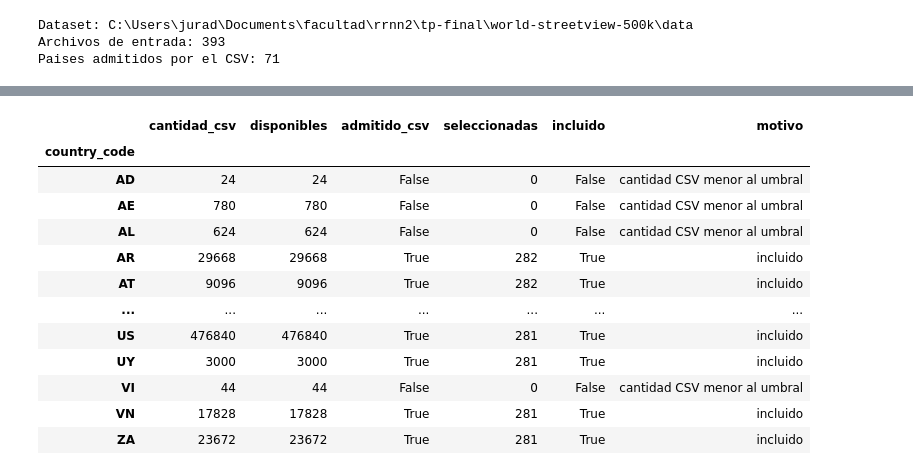
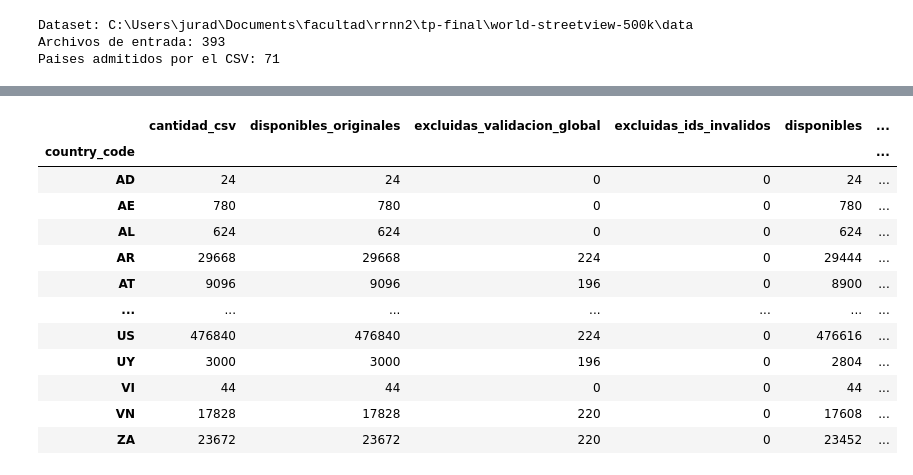
Before and after one commit to gggelme/geo-project, a Jupyter notebook: src/notebooks/preprocessing/create_samples.ipynb, the cells around one changed output, grey strips where cells are left out. Saved outputs shown, nothing was run; the diff lists cells and outputs as text; code cells hidden in the pictures.

Commit message:
generate train sample, using global validation sample

```diff
--- a/src/notebooks/preprocessing/create_samples.ipynb
+++ b/src/notebooks/preprocessing/create_samples.ipynb
@@ -11,6 +29,7 @@ Se conservan todas las columnas, incluidas las imagenes, sin decodificarlas. El
 # %%
 from pathlib import Path
 import json
+import hashlib
 import os
 
 import numpy as np
@@ -21,11 +40,11 @@ from IPython.display import display
 from tqdm.auto import tqdm
 
 # Parámetros editables.
-TAMANO_MUESTRA = 20_000
+TAMANO_MUESTRA = 50_000  # Cantidad de imágenes de train, sin la reserva global.
 MIN_FILAS_PAIS = 1000  # Umbral sobre cantidad en el CSV, no sobre la muestra.
 CSV_CONTEOS = "src/notebooks/preprocessing/assets/countries_count.csv"
 BALANCEADO = True  # True: cupos iguales (+/- 1); False: proporcionales.
-FRACCION_VALIDACION = 0.20  # Entre 0 y 1, aplicada a la muestra completa.
+VALIDACION_GLOBAL = "datasets/samples/data/validation.parquet"
 SEMILLA = 42
 PATRON_ARCHIVOS = "**/train-*.parquet"  # Solo train; usar "**/*.parquet" para todos los splits.
 CARPETA_SALIDA = "datasets/samples"  # Relativa a la raíz del proyecto, o absoluta.
@@ -124,33 +181,36 @@ Se usa un indice global de filas sobre los archivos ordenados. Solo se mantiene
 # %%
 partes = []
-partes_panoid = []
 inventario = []
 esquema = None
-for archivo in tqdm(archivos, desc="Leyendo países"):
+for archivo in tqdm(archivos, desc="Leyendo países e identificadores"):
     with pq.ParquetFile(archivo) as parquet:
-        if not {"country_code", "panoid"}.issubset(parquet.schema_arrow.names):
-            raise ValueError(f"Falta country_code o panoid en {archivo}")
+        if not {"country_code", "image_id", "panoid"}.issubset(parquet.schema_arrow.names):
+            raise ValueError(f"Falta country_code, image_id o panoid en {archivo}")
         if esquema is None:
             esquema = parquet.schema_arrow
         elif not esquema.equals(parquet.schema_arrow, check_metadata=True):
             raise ValueError(f"El esquema difiere del primer archivo: {archivo}")
-        metadatos = parquet.read(columns=["country_code", "panoid"])
-        partes.append(metadatos.column("country_code").to_pandas())
-        partes_panoid.append(metadatos.column("panoid").to_pandas())
+        partes.append(parquet.read(columns=["country_code", "image_id", "panoid"]).to_pandas())
         inventario.append({
-            "archivo": str(archivo),
-            "filas": parquet.metadata.num_rows,
-            "bytes": archivo.stat().st_size,
-            "mtime_ns": archivo.stat().st_mtime_ns,
+            "archivo": str(archivo), "filas": parquet.metadata.num_rows,
+            "bytes": archivo.stat().st_size, "mtime_ns": archivo.stat().st_mtime_ns,
         })
 
-paises = pd.concat(partes, ignore_index=True).astype("string").str.strip().str.upper()
-paises = paises.replace("", pd.NA)
-panoids = pd.concat(partes_panoid, ignore_index=True).astype("string").str.strip().replace("", pd.NA)
-del partes, partes_panoid
-conteos = paises.value_counts().sort_index()
+metadatos = pd.concat(partes, ignore_index=True)
+del partes
+paises = metadatos["country_code"].astype("string").str.strip().str.upper().replace("", pd.NA)
+image_ids = metadatos["image_id"].astype("string").str.strip().replace("", pd.NA)
+panoids = metadatos["panoid"].astype("string").str.strip().replace("", pd.NA)
+del metadatos
+ids_invalidos = image_ids.isna() | panoids.isna()
+reservadas = image_ids.isin(ids_validacion["image_id"]) | panoids.isin(ids_validacion["panoid"])
+disponibles_train = ~ids_invalidos & ~reservadas
+conteos_originales = paises.value_counts().sort_index()
+conteos = paises.loc[disponibles_train].value_counts().sort_index()
 conteos.index.name = "country_code"
 print(f"Filas totales: {len(paises):,}; sin país: {paises.isna().sum():,}")
+print(f"Excluidas por validación global (image_id o panoid): {reservadas.sum():,}")
+print(f"Identificadores inválidos: {ids_invalidos.sum():,}; disponibles para train: {disponibles_train.sum():,}")
 
 
 def asignar_cupos(conteos, tamano, paises_admitidos, balanceado=False):
@@ -184,25 +244,33 @@ def asignar_cupos(conteos, tamano, paises_admitidos, balanceado=False):
     return cupos[cupos > 0]
 
 
+
 cupos = asignar_cupos(conteos, TAMANO_MUESTRA, paises_admitidos, BALANCEADO)
 modo_muestreo = "balanceado" if BALANCEADO else "proporcional"
 print(f"Muestreo: {modo_muestreo}")
 resumen = pd.concat([
-    conteos_csv.rename("cantidad_csv"), conteos.rename("disponibles")
+    conteos_csv.rename("cantidad_csv"),
+    conteos_originales.rename("disponibles_originales"),
+    paises.loc[reservadas].value_counts().rename("excluidas_validacion_global"),
+    paises.loc[ids_invalidos & ~reservadas].value_counts().rename("excluidas_ids_invalidos"),
+    conteos.rename("disponibles"),
 ], axis=1).sort_index()
 resumen.index.name = "country_code"
-resumen["disponibles"] = resumen["disponibles"].fillna(0).astype("int64")
+columnas_conteos = ["disponibles_originales", "excluidas_validacion_global",
+                    "excluidas_ids_invalidos", "disponibles"]
+resumen[columnas_conteos] = resumen[columnas_conteos].fillna(0).astype("int64")
+assert (resumen["disponibles_originales"] == resumen["excluidas_validacion_global"]
+        + resumen["excluidas_ids_invalidos"] + resumen["disponibles"]).all()
 resumen["admitido_csv"] = resumen.index.isin(paises_admitidos)
 resumen["seleccionadas"] = cupos.reindex(resumen.index, fill_value=0)
 resumen["incluido"] = resumen["seleccionadas"] > 0
 resumen["motivo"] = np.select(
     [resumen["cantidad_csv"].isna(), ~resumen["admitido_csv"],
      resumen["disponibles"] == 0, ~resumen["incluido"]],
-    ["ausente del CSV", "cantidad CSV menor al umbral", "sin filas locales", "cupo cero"],
+    ["ausente del CSV", "cantidad CSV menor al umbral", "sin filas elegibles para train", "cupo cero"],
     default="incluido",
 )
 display(resumen)
-print(f"Paises representados en la muestra: {len(cupos)}")
-print(f"Filas de salida: {cupos.sum():,}")
+print(f"Países representados en train: {len(cupos)}; filas de salida: {cupos.sum():,}")
 # %% [output]
 Filas totales: 1,999,060; sin país: 7,932
@@ -209,14 +279,14 @@ Filas totales: 1,999,060; sin país: 7,932
 Muestreo: balanceado
-|  | cantidad_csv | disponibles | admitido_csv | seleccionadas | incluido | motivo |
-| country_code |  |  |  |  |  |  |
-| AD | 24 | 24 | False | 0 | False | cantidad CSV menor al umbral |
-| AE | 780 | 780 | False | 0 | False | cantidad CSV menor al umbral |
-| AL | 624 | 624 | False | 0 | False | cantidad CSV menor al umbral |
-| AR | 29668 | 29668 | True | 282 | True | incluido |
-| AT | 9096 | 9096 | True | 282 | True | incluido |
+|  | cantidad_csv | disponibles_originales | excluidas_validacion_global | excluidas_ids_invalidos | disponibles | ... |
+| country_code |  |  |  |  |  | ... |
+| AD | 24 | 24 | 0 | 0 | 24 | ... |
+| AE | 780 | 780 | 0 | 0 | 780 | ... |
+| AL | 624 | 624 | 0 | 0 | 624 | ... |
+| AR | 29668 | 29668 | 224 | 0 | 29444 | ... |
+| AT | 9096 | 9096 | 196 | 0 | 8900 | ... |
 | ... | ... | ... | ... | ... | ... | ... |
-| US | 476840 | 476840 | True | 281 | True | incluido |
-| UY | 3000 | 3000 | True | 281 | True | incluido |
-| VI | 44 | 44 | False | 0 | False | cantidad CSV menor al umbral |
-| VN | 17828 | 17828 | True | 281 | True | incluido |
-| ZA | 23672 | 23672 | True | 281 | True | incluido |
+| US | 476840 | 476840 | 224 | 0 | 476616 | ... |
+| UY | 3000 | 3000 | 196 | 0 | 2804 | ... |
+| VI | 44 | 44 | 0 | 0 | 44 | ... |
+| VN | 17828 | 17828 | 220 | 0 | 17608 | ... |
+| ZA | 23672 | 23672 | 220 | 0 | 23452 | ... |
```
Also changed, not shown: parts of 9 cells of this notebook.
